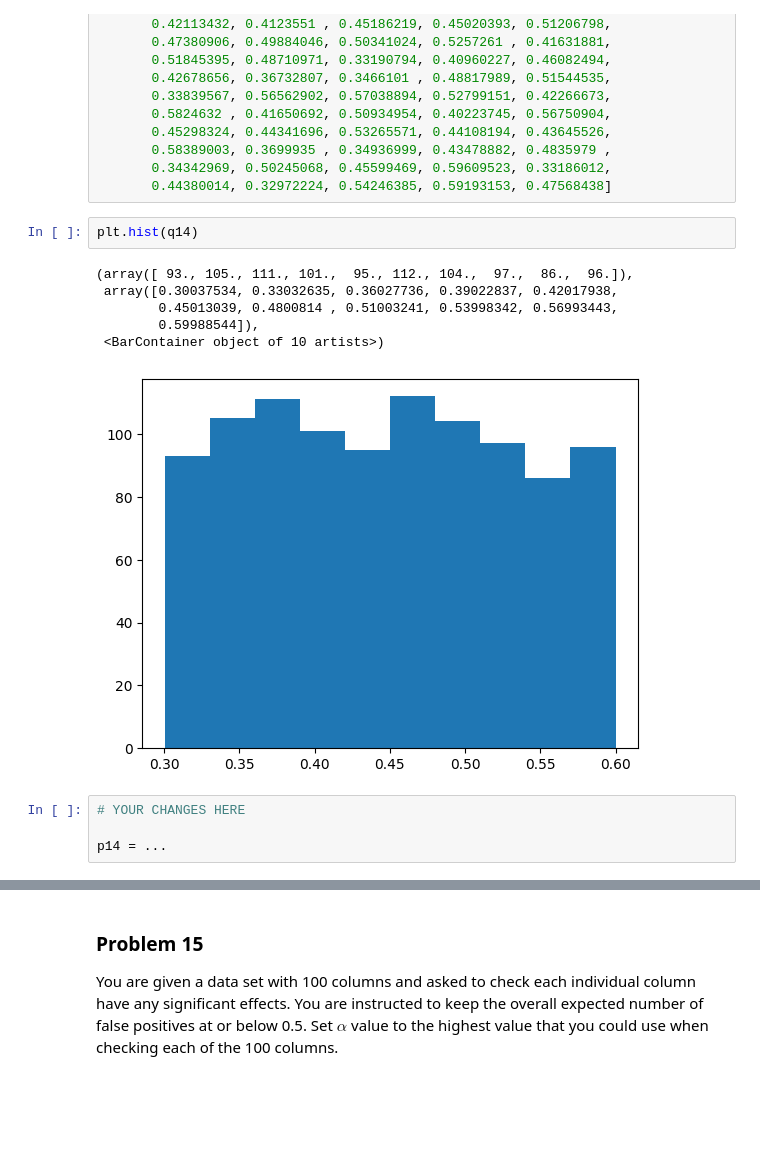
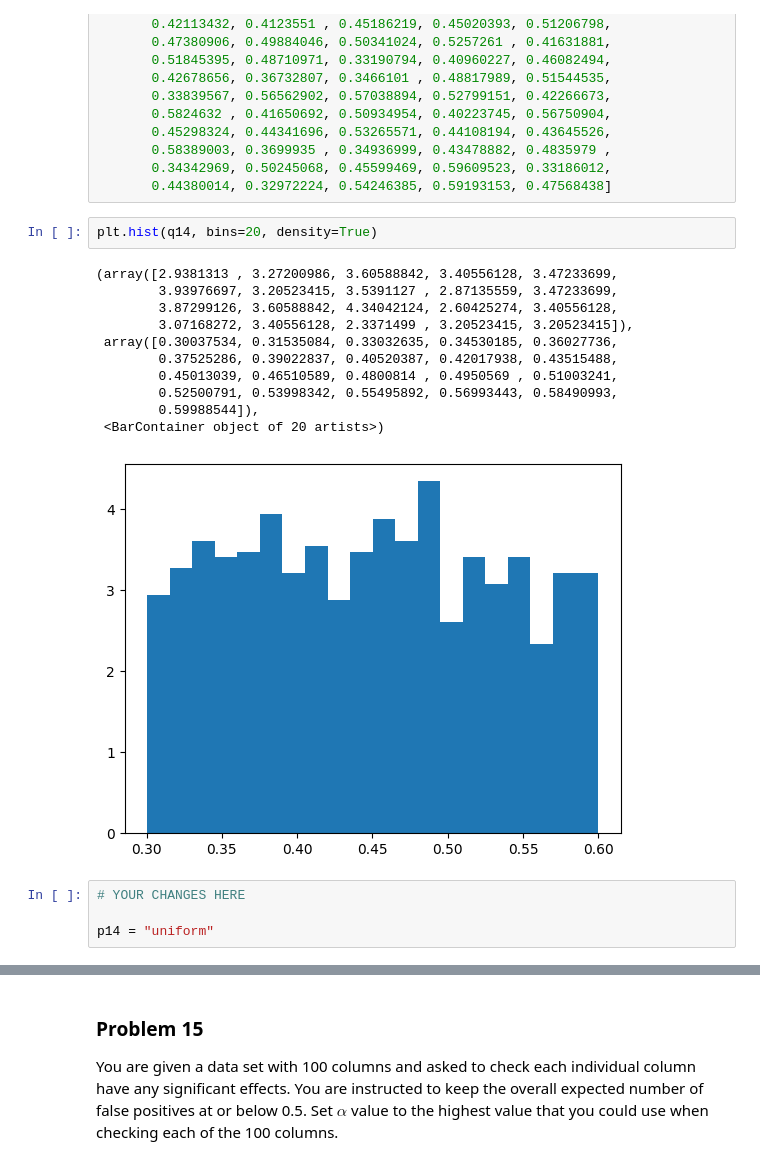
Before and after one commit to Jbaner/dx601-homework-07, a Jupyter notebook: homework.ipynb, the cells around one changed output, grey strips where cells are left out. Saved outputs shown, nothing was run; the diff lists cells and outputs as text; blank space fills up the shorter version.

```diff
--- a/homework.ipynb
+++ b/homework.ipynb
@@ -569,17 +586,22 @@ q14 = [0.46261653, 0.56158988, 0.36701823, 0.47492479, 0.48778535,
        0.34342969, 0.50245068, 0.45599469, 0.59609523, 0.33186012,
        0.44380014, 0.32972224, 0.54246385, 0.59193153, 0.47568438]
 # %%
-plt.hist(q14)
+plt.hist(q14, bins=20, density=True)
 # %% [output]
-(array([ 93., 105., 111., 101.,  95., 112., 104.,  97.,  86.,  96.]),
- array([0.30037534, 0.33032635, 0.36027736, 0.39022837, 0.42017938,
-        0.45013039, 0.4800814 , 0.51003241, 0.53998342, 0.56993443,
+(array([2.9381313 , 3.27200986, 3.60588842, 3.40556128, 3.47233699,
+        3.93976697, 3.20523415, 3.5391127 , 2.87135559, 3.47233699,
+        3.87299126, 3.60588842, 4.34042124, 2.60425274, 3.40556128,
+        3.07168272, 3.40556128, 2.3371499 , 3.20523415, 3.20523415]),
+ array([0.30037534, 0.31535084, 0.33032635, 0.34530185, 0.36027736,
+        0.37525286, 0.39022837, 0.40520387, 0.42017938, 0.43515488,
+        0.45013039, 0.46510589, 0.4800814 , 0.4950569 , 0.51003241,
+        0.52500791, 0.53998342, 0.55495892, 0.56993443, 0.58490993,
         0.59988544]),
- <BarContainer object of 10 artists>)
+ <BarContainer object of 20 artists>)
-[figure, old version]
+[figure, new version]
 # %%
 # YOUR CHANGES HERE
 
-p14 = ...
+p14 = "uniform"
 # %%
 p14
```
Also changed, not shown: parts of 19 cells of this notebook.
